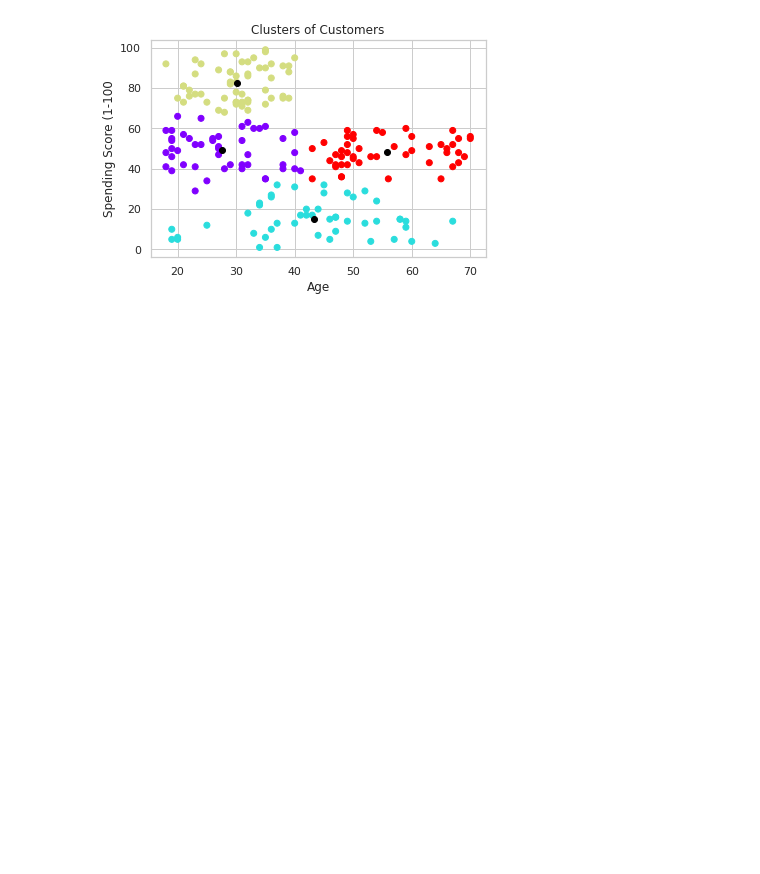
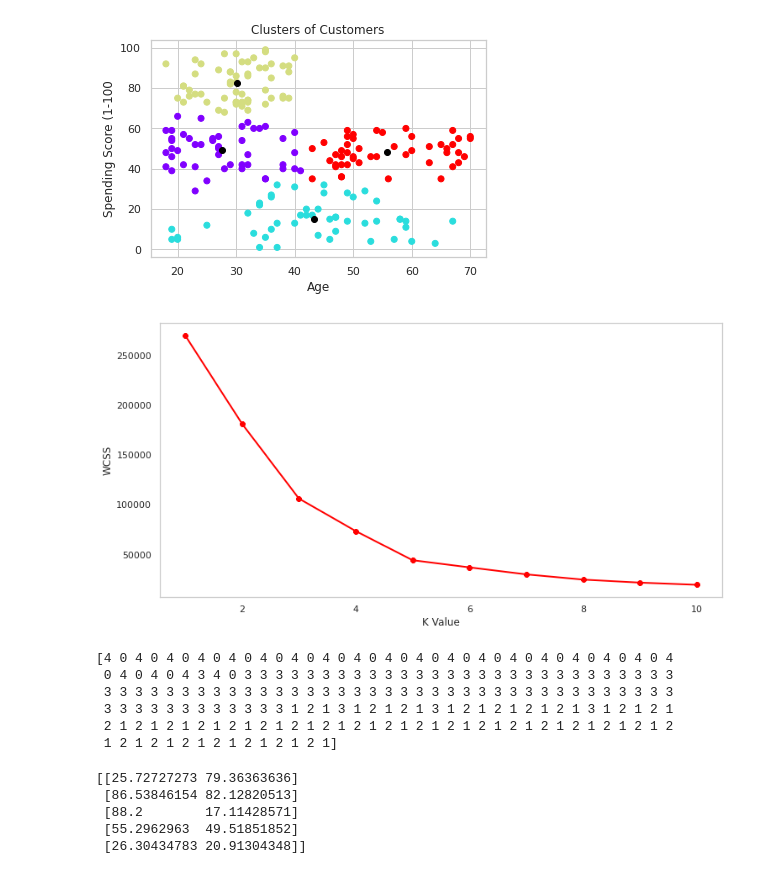
Before and after one commit to anandasofficial/C-Programs, a Jupyter notebook: CustomerSegmentation.ipynb, the cells around one changed output. Cells and saved outputs as stored; diff of their text form; code cells hidden in the pictures; blank space fills up the shorter version.

```diff
--- a/CustomerSegmentation.ipynb
+++ b/CustomerSegmentation.ipynb
@@ -207,3 +207,38 @@ plt.ylabel('Spending Score (1-100')
 plt.show()
 # %% [output]
 [figure]
+# %%
+X2=df.loc[:,["Annual Income (k$)","Spending Score (1-100)"]].values
+from sklearn.cluster import KMeans
+wcss = []
+for k in range(1,11):
+  kmeans=KMeans(n_clusters=k,init="k-means++")
+  kmeans.fit(X2)
+  wcss.append(kmeans.inertia_)
+plt.figure(figsize=(12,6))
+plt.grid()
+plt.plot(range(1,11), wcss, linewidth=2, color="red", marker="8")
+plt.xlabel("K Value")
+plt.ylabel("WCSS")
+plt.show()
+# %% [output]
+[figure, added]
+# %%
+kmeans=KMeans(n_clusters=5)
+label=kmeans.fit_predict(X2)
+print(label)
+# %% [output]
+[4 0 4 0 4 0 4 0 4 0 4 0 4 0 4 0 4 0 4 0 4 0 4 0 4 0 4 0 4 0 4 0 4 0 4 0 4
+ 0 4 0 4 0 4 3 4 0 3 3 3 3 3 3 3 3 3 3 3 3 3 3 3 3 3 3 3 3 3 3 3 3 3 3 3 3
+ 3 3 3 3 3 3 3 3 3 3 3 3 3 3 3 3 3 3 3 3 3 3 3 3 3 3 3 3 3 3 3 3 3 3 3 3 3
+ 3 3 3 3 3 3 3 3 3 3 3 3 1 2 1 3 1 2 1 2 1 3 1 2 1 2 1 2 1 2 1 3 1 2 1 2 1
+ 2 1 2 1 2 1 2 1 2 1 2 1 2 1 2 1 2 1 2 1 2 1 2 1 2 1 2 1 2 1 2 1 2 1 2 1 2
+ 1 2 1 2 1 2 1 2 1 2 1 2 1 2 1]
+# %%
+print(kmeans.cluster_centers_)
+# %% [output]
+[[25.72727273 79.36363636]
+ [86.53846154 82.12820513]
+ [88.2        17.11428571]
+ [55.2962963  49.51851852]
+ [26.30434783 20.91304348]]
```
Also changed, not shown: parts of 4 cells of this notebook.
